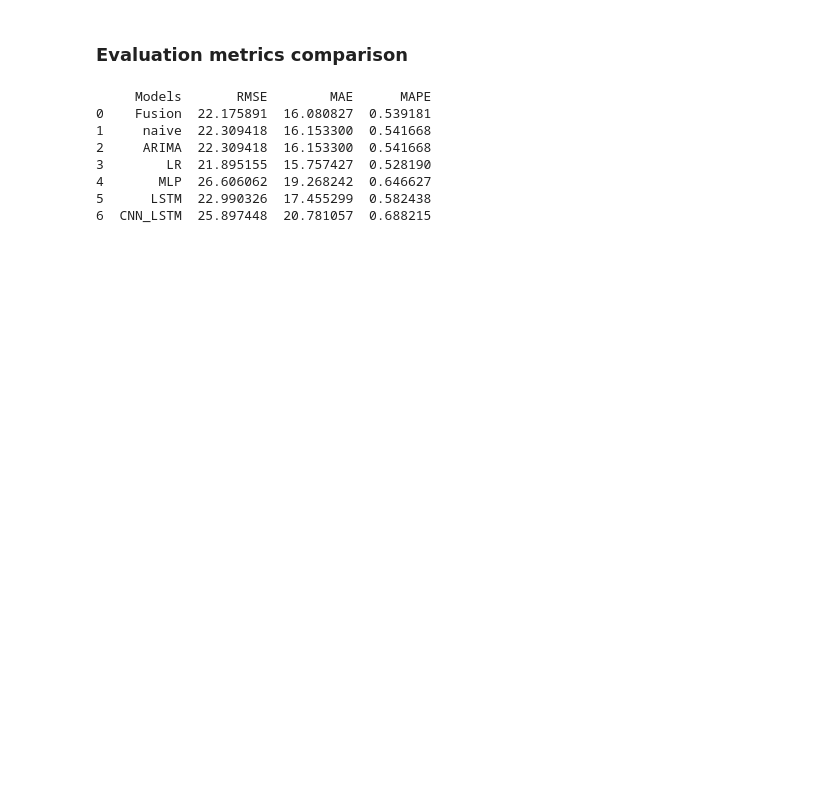
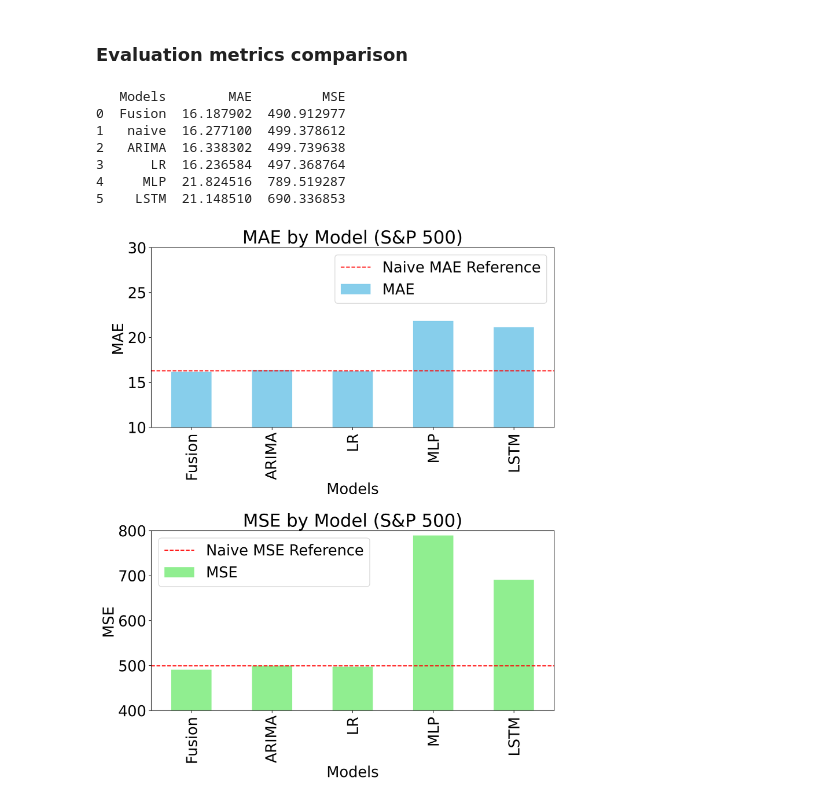
Before and after one commit to Zhang-Cheng-76200/Random-Walk-Prediction, a Jupyter notebook: random_walk_prediction_sp500.ipynb, the cells around one changed output. Saved outputs shown, nothing was run; the diff lists cells and outputs as text; code cells hidden in the pictures; blank space fills up the shorter version.

```diff
--- a/random_walk_prediction_sp500.ipynb
+++ b/random_walk_prediction_sp500.ipynb
@@ -764,5 +594,5 @@ for k in range(32):  ### random optimization. Use a holdout validation set to ch
 # %%
-min_index_LR =np.argmin(rmse_val_LR)
+min_index_LR =np.argmin(mse_val_LR)
 # %%
 best_coefficient_LR = coefficient_LR[min_index_LR]
 # %%
@@ -870,5 +683,5 @@ for k in range(32):  ### random optimization. Use a holdout validation set to ch
 # %%
-min_index_MLP =np.argmin(rmse_val_MLP)
+min_index_MLP =np.argmin(mse_val_MLP)
 # %%
 best_coefficient1_MLP = coefficient1_MLP[min_index_MLP]
 best_coefficient2_MLP = coefficient2_MLP[min_index_MLP]
@@ -989,7 +785,7 @@ for k in range(32):  ### random optimization. Use a holdout validation set to ch
 78/78 [==============================] - 1s 3ms/step
 78/78 [==============================] - 1s 3ms/step
 # %%
-min_index_LSTM =np.argmin(rmse_val_LSTM)
+min_index_LSTM =np.argmin(mse_val_LSTM)
 # %%
 best_coefficient_LSTM = coefficient_LSTM[min_index_LSTM]
 # %%
@@ -1161,21 +825,50 @@ plt.savefig("/content/gdrive/MyDrive/Random_walk_prediction/figures/ALL_MODELS_S
 ### Evaluation metrics comparison
 # %%
 # Create a dictionary where keys are column names and values are your variables
-data = {'Models':['Fusion','naive','ARIMA','LR', 'MLP', 'LSTM', 'CNN_LSTM'],\
-        'RMSE': [rmse_test_fusion, rmse_test_naive, rmse_test_ARIMA, rmse_test_LR[min_index_LR], rmse_test_MLP[min_index_MLP], rmse_test_LSTM[min_index_LSTM], rmse_test_CNN_LSTM[min_index_CNN_LSTM]],\
-        'MAE': [mae_test_fusion, mae_test_naive, mae_test_ARIMA, mae_test_LR[min_index_LR], mae_test_MLP[min_index_MLP], mae_test_LSTM[min_index_LSTM], mae_test_CNN_LSTM[min_index_CNN_LSTM]],\
-        'MAPE': [mape_test_fusion, mape_test_naive, mape_test_ARIMA, mape_test_LR[min_index_LR], mape_test_MLP[min_index_MLP], mape_test_LSTM[min_index_LSTM], mape_test_CNN_LSTM[min_index_CNN_LSTM]]}
+data = {'Models':['Fusion','naive','ARIMA','LR', 'MLP', 'LSTM'],\
+        'MAE': [mae_fusion, naive_mae, mae_test_ARIMA, mae_test_LR[min_index_LR], mae_test_MLP[min_index_MLP], mae_test_LSTM[min_index_LSTM]],\
+        'MSE': [mse_fusion, naive_mse, mse_test_ARIMA, mse_test_LR[min_index_LR], mse_test_MLP[min_index_MLP], mse_test_LSTM[min_index_LSTM], ]}
+
 
 # Create DataFrame
 df = pd.DataFrame(data)
 
 print(df)
 # %% [output]
-     Models       RMSE        MAE      MAPE
-0    Fusion  22.175891  16.080827  0.539181
-1     naive  22.309418  16.153300  0.541668
-2     ARIMA  22.309418  16.153300  0.541668
-3        LR  21.895155  15.757427  0.528190
-4       MLP  26.606062  19.268242  0.646627
-5      LSTM  22.990326  17.455299  0.582438
-6  CNN_LSTM  25.897448  20.781057  0.688215
+   Models        MAE         MSE
+0  Fusion  16.187902  490.912977
+1   naive  16.277100  499.378612
+2   ARIMA  16.338302  499.739638
+3      LR  16.236584  497.368764
+4     MLP  21.824516  789.519287
+5    LSTM  21.148510  690.336853
+# %%
+# Remove the 'naive' data for bar plot, but save the values for reference line
+naive_mae = df.loc[df['Models'] == 'naive', 'MAE'].values[0]
+naive_mse = df.loc[df['Models'] == 'naive', 'MSE'].values[0]
+df = df[df['Models'] != 'naive']
+
+# Plotting
+fig, ax = plt.subplots(2, 1, figsize=(10, 12), dpi = 300)  # Create 2 subplots for MAE and MSE
+
+# MAE Plot
+df.plot(kind='bar', x='Models', y='MAE', ax=ax[0], color='skyblue', legend=False)
+ax[0].set_title('MAE by Model (S&P 500)')
+ax[0].set_ylabel('MAE')
+ax[0].axhline(y=naive_mae, color='r', linestyle='--', label='Naive MAE Reference')
+ax[0].legend()
+ax[0].set_ylim(10, 30)  # Adjust y-axis limits to zoom and focus on differences
+
+# MSE Plot
+df.plot(kind='bar', x='Models', y='MSE', ax=ax[1], color='lightgreen', legend=False)
+ax[1].set_title('MSE by Model (S&P 500)')
+ax[1].set_ylabel('MSE')
+ax[1].axhline(y=naive_mse, color='r', linestyle='--', label='Naive MSE Reference')
+ax[1].legend()
+ax[1].set_ylim(400, 800)  # Adjust y-axis limits to zoom and focus on differences
+
+plt.tight_layout()
+plt.savefig("/content/gdrive/MyDrive/Random_walk_prediction/figures/ALL_MODELS_Comparison_SP500_exp1.tif")
+plt.show()
+# %% [output]
+[figure, added]
```
Also changed, not shown: parts of 96 cells of this notebook.
